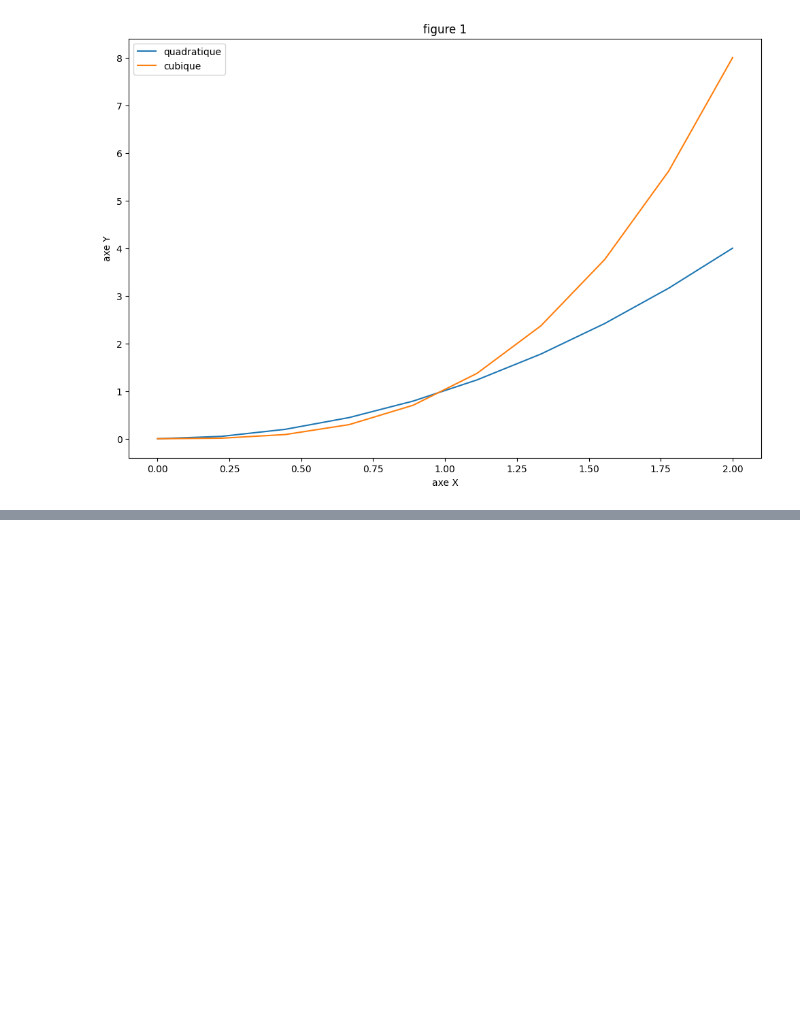
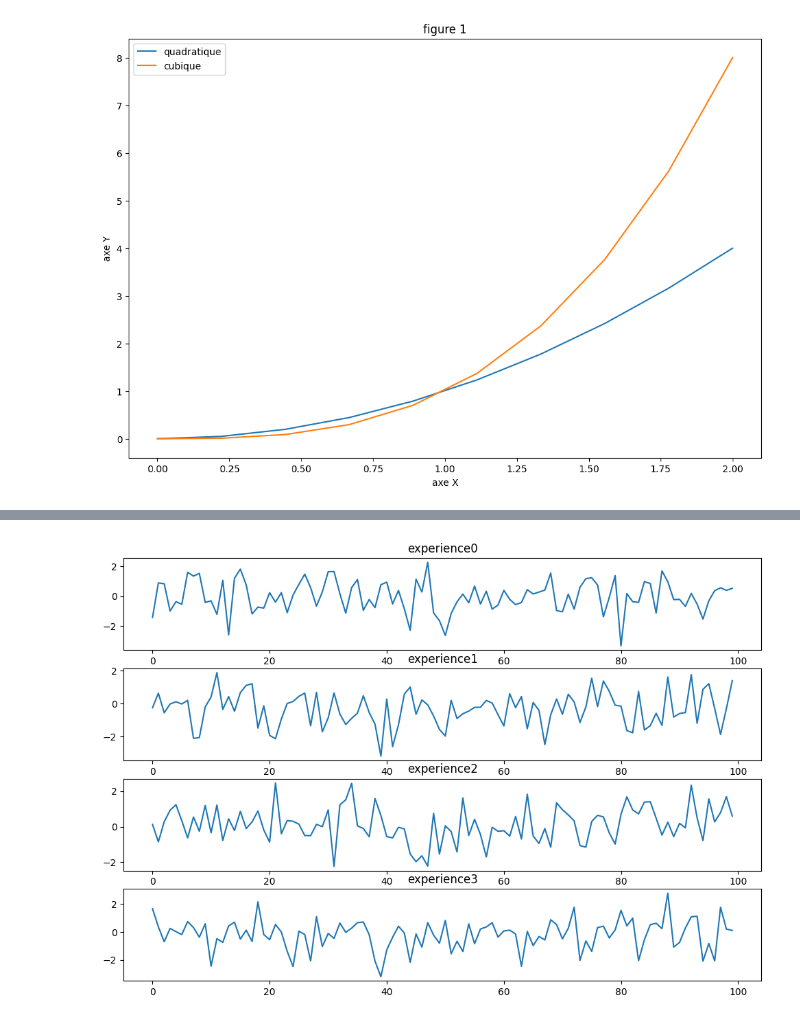
Before and after one commit to marcottemickyncrea/PythonWork, a Jupyter notebook: 07-11-22_python-matplotlib.ipynb, the cells around one changed output, grey strips where cells are left out. Cells and saved outputs as stored; diff of their text form; code cells hidden in the pictures; blank space fills up the shorter version.

```diff
--- a/07-11-22_python-matplotlib.ipynb
+++ b/07-11-22_python-matplotlib.ipynb
@@ -58,0 +96,3 @@ plt.savefig('cycle de vie') #enregistre le fichier sur l'ordi
+# %%
+dataset = {f"experience{i}": np.random.randn(100) for i in range(4)}
+dataset['experience0']
@@ -58,0 +120,11 @@ plt.savefig('cycle de vie') #enregistre le fichier sur l'ordi
+# %%
+def graphique(data):
+    plt.figure(figsize=(12, 8))
+    n = len(data)
+    for i in data:
+        plt.subplot(n, 1, int(i[-1]) +1)
+        plt.plot([j for j in range(len(data[i]))], data[i])
+        plt.title(i)
+graphique(dataset)
+# %% [output]
+[figure, added]
```
Also changed, not shown: parts of 11 cells of this notebook, 3 other files.
